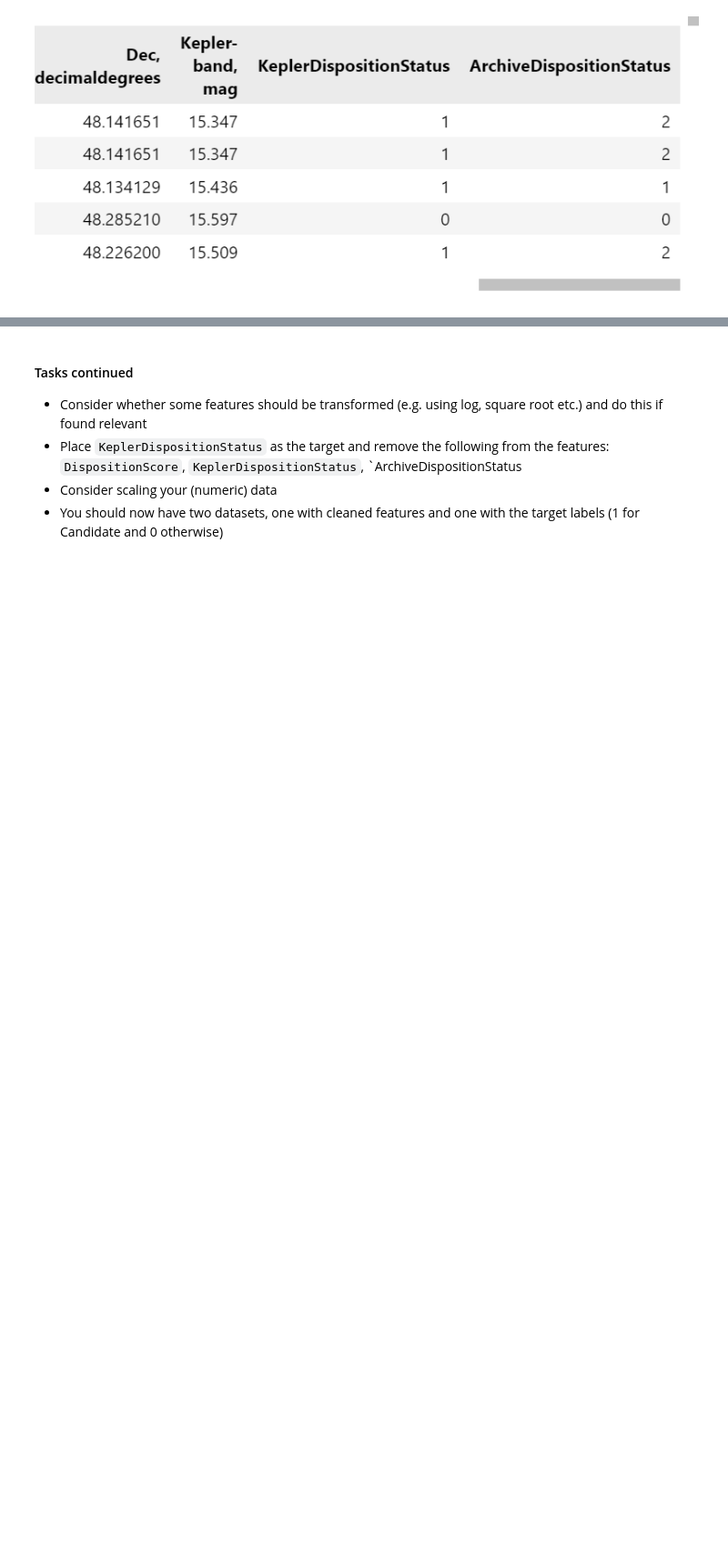
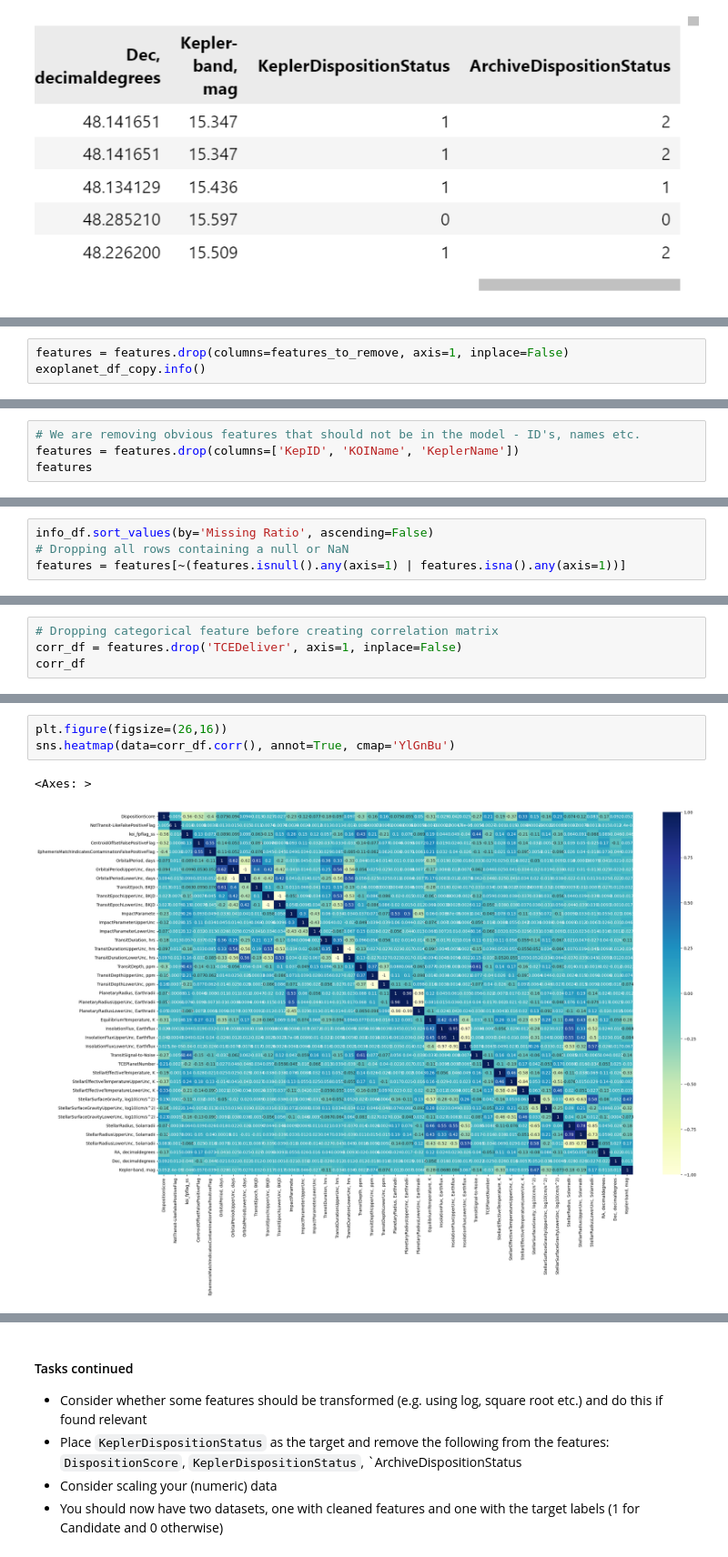
Before and after one commit to michaelbui99/mal-assignment-2, a Jupyter notebook: 2. Preprocessing and Feature Engineering - Detecting Exoplanets.ipynb, the cells around one changed output, grey strips where cells are left out. Shown at 91% size. Saved outputs shown, nothing was run; the diff lists cells and outputs as text; blank space fills up the shorter version.

```diff
--- a/2. Preprocessing and Feature Engineering - Detecting Exoplanets.ipynb
+++ b/2. Preprocessing and Feature Engineering - Detecting Exoplanets.ipynb
@@ -395,0 +414,3 @@ Name: count, dtype: int64
+# %%
+features = features.drop(columns=features_to_remove, axis=1, inplace=False)
+exoplanet_df_copy.info()
@@ -395,0 +435,4 @@ Name: count, dtype: int64
+# %%
+# We are removing obvious features that should not be in the model - ID's, names etc.
+features = features.drop(columns=['KepID', 'KOIName', 'KeplerName'])
+features
@@ -395,0 +460,4 @@ Name: count, dtype: int64
+# %%
+info_df.sort_values(by='Missing Ratio', ascending=False)
+# Dropping all rows containing a null or NaN
+features = features[~(features.isnull().any(axis=1) | features.isna().any(axis=1))]
@@ -395,0 +484,4 @@ Name: count, dtype: int64
+# %%
+# Dropping categorical feature before creating correlation matrix
+corr_df = features.drop('TCEDeliver', axis=1, inplace=False)
+corr_df
@@ -395,0 +502,6 @@ Name: count, dtype: int64
+# %%
+plt.figure(figsize=(26,16))
+sns.heatmap(data=corr_df.corr(), annot=True, cmap='YlGnBu')
+# %% [output]
+<Axes: >
+[figure, added]
```
Also changed, not shown: parts of 17 cells of this notebook.
